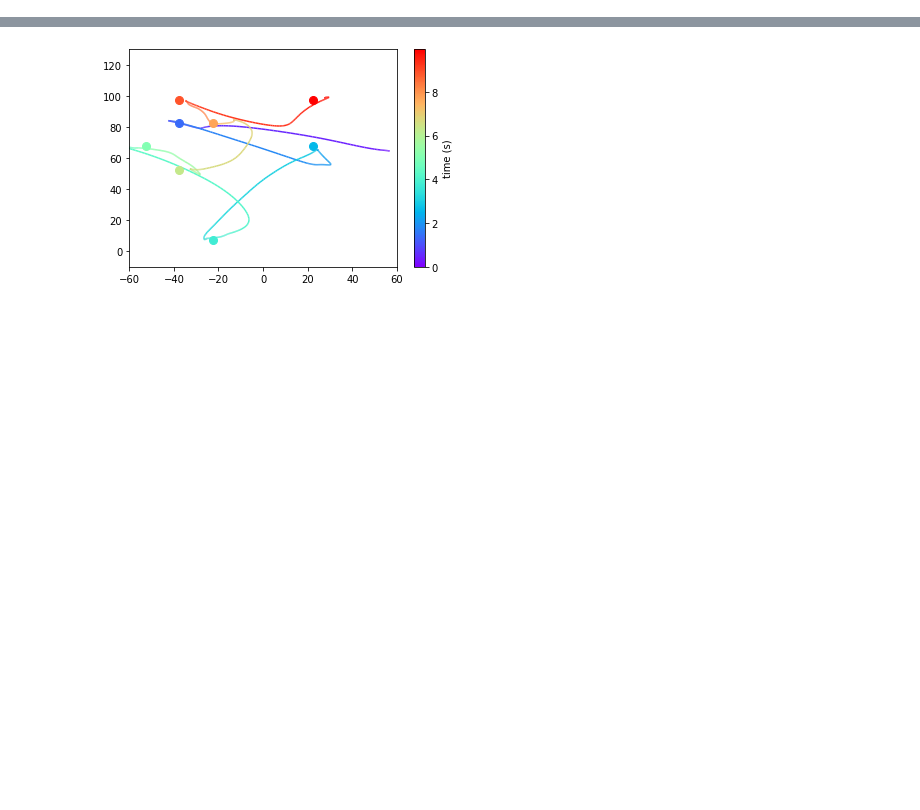
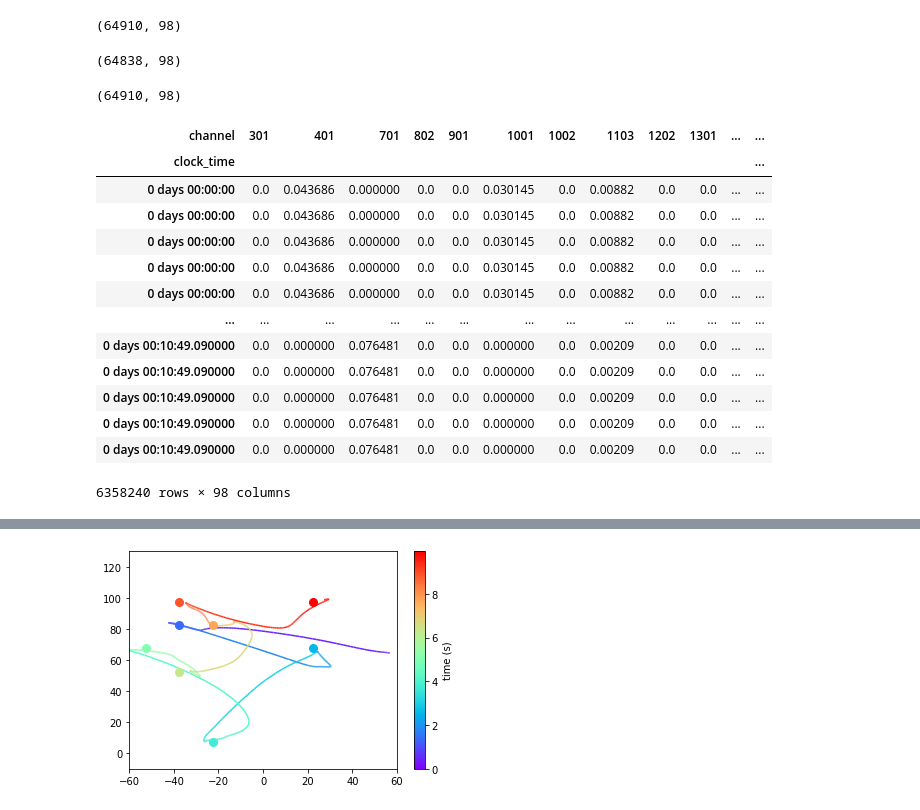
Before and after one commit to domenick-m/NDT-U, a Jupyter notebook: dataset_test.ipynb, the cells around one changed output, grey strips where cells are left out. Saved outputs shown, nothing was run; the diff lists cells and outputs as text; code cells hidden in the pictures; blank space fills up the shorter version.

```diff
--- a/dataset_test.ipynb
+++ b/dataset_test.ipynb
@@ -11,0 +213,4 @@ dataset = NWBDataset('/home/dmifsud/Projects/NDT-U/data/mc_rtt_train.nwb')
+# %%
+dataset.data[smth_field].shape
+# %% [output]
+(64910, 98)
@@ -11,0 +225,25 @@ dataset = NWBDataset('/home/dmifsud/Projects/NDT-U/data/mc_rtt_train.nwb')
+# %%
+spikes.shape
+# %% [output]
+(64838, 98)
+# %%
+dataset.data.spikes_smth_50.shape
+# %% [output]
+(64910, 98)
+# %%
+dataset.data.spikes_smth_50[~dataset.data.spikes_smth_50.isna().reset_index(drop=True).to_numpy()]
+# %% [output]
+| channel | 301 | 401 | 701 | 802 | 901 | 1001 | 1002 | 1103 | 1202 | 1301 | ... | ... |
+| clock_time |  |  |  |  |  |  |  |  |  |  |  | ... |
+| 0 days 00:00:00 | 0.0 | 0.043686 | 0.000000 | 0.0 | 0.0 | 0.030145 | 0.0 | 0.00882 | 0.0 | 0.0 | ... | ... |
+| 0 days 00:00:00 | 0.0 | 0.043686 | 0.000000 | 0.0 | 0.0 | 0.030145 | 0.0 | 0.00882 | 0.0 | 0.0 | ... | ... |
+| 0 days 00:00:00 | 0.0 | 0.043686 | 0.000000 | 0.0 | 0.0 | 0.030145 | 0.0 | 0.00882 | 0.0 | 0.0 | ... | ... |
+| 0 days 00:00:00 | 0.0 | 0.043686 | 0.000000 | 0.0 | 0.0 | 0.030145 | 0.0 | 0.00882 | 0.0 | 0.0 | ... | ... |
+| 0 days 00:00:00 | 0.0 | 0.043686 | 0.000000 | 0.0 | 0.0 | 0.030145 | 0.0 | 0.00882 | 0.0 | 0.0 | ... | ... |
+| ... | ... | ... | ... | ... | ... | ... | ... | ... | ... | ... | ... | ... |
+| 0 days 00:10:49.090000 | 0.0 | 0.000000 | 0.076481 | 0.0 | 0.0 | 0.000000 | 0.0 | 0.00209 | 0.0 | 0.0 | ... | ... |
+| 0 days 00:10:49.090000 | 0.0 | 0.000000 | 0.076481 | 0.0 | 0.0 | 0.000000 | 0.0 | 0.00209 | 0.0 | 0.0 | ... | ... |
+| 0 days 00:10:49.090000 | 0.0 | 0.000000 | 0.076481 | 0.0 | 0.0 | 0.000000 | 0.0 | 0.00209 | 0.0 | 0.0 | ... | ... |
+| 0 days 00:10:49.090000 | 0.0 | 0.000000 | 0.076481 | 0.0 | 0.0 | 0.000000 | 0.0 | 0.00209 | 0.0 | 0.0 | ... | ... |
+| 0 days 00:10:49.090000 | 0.0 | 0.000000 | 0.076481 | 0.0 | 0.0 | 0.000000 | 0.0 | 0.00209 | 0.0 | 0.0 | ... | ... |
+6358240 rows × 98 columns
```
Also changed, not shown: parts of 47 cells of this notebook, 15 other files.
